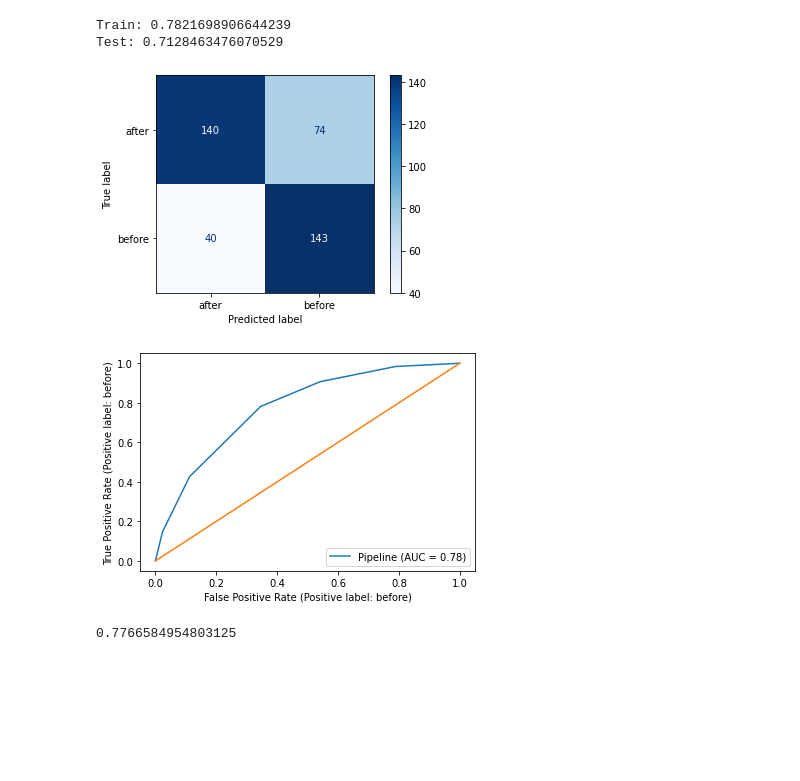
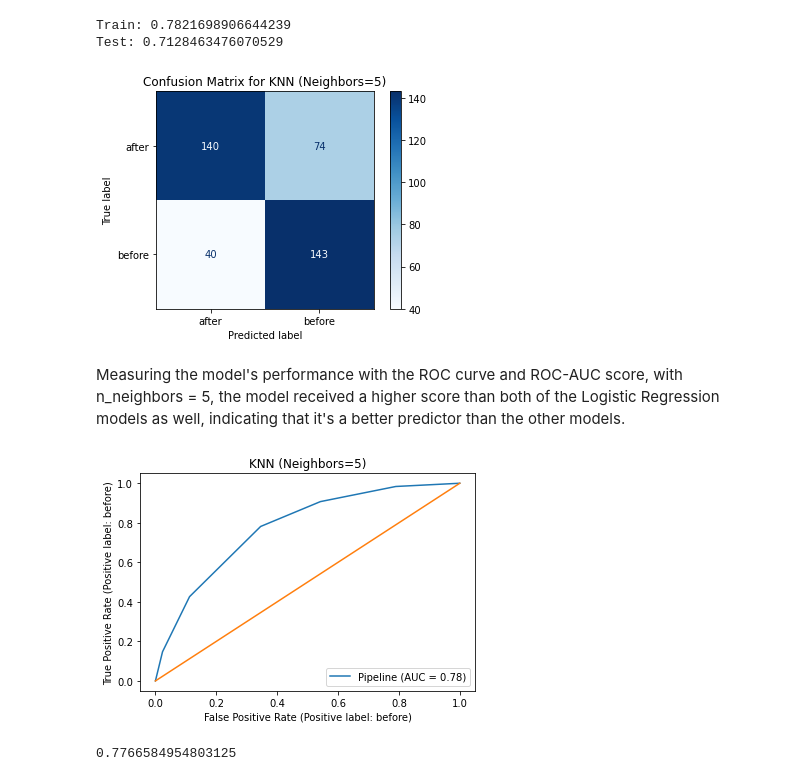
Before and after one commit to danielmberry/fortune-100-company-press-release-language-analysis, a Jupyter notebook: code/07-NLP-modeling.ipynb, the cells around one changed output. Drawn from its saved outputs; the diff is of its cells as text; code cells hidden in the pictures; blank space fills up the shorter version.

```diff
--- a/code/07-NLP-modeling.ipynb
+++ b/code/07-NLP-modeling.ipynb
@@ -57,14 +73,12 @@ Name: label, dtype: float64
 # %%
-# https://python.plainenglish.io/text-classification-using-python-spacy-7a414abcc83a
-
-# Load English tokenizer, tagger, parser, NER and word vectors
 # Create list of punctuation marks
 punctuations = string.punctuation
 
 # Create list of stopwords
+stop_words = STOP_WORDS
+
+# Create the parser
 nlp = spacy.load('en_core_web_sm')
-stop_words = spacy.lang.en.stop_words.STOP_WORDS
-
 
 # Creating our tokenizer function
 def spacy_tokenizer(text):
@@ -87,8 +101,8 @@ def spacy_tokenizer(text):
     # return preprocessed list of tokens
     return mytokens
 
+
 # Custom transformer using spaCy
-
 class predictors(TransformerMixin):
 
     def transform(self, X, **transform_params):
@@ -108,6 +128,7 @@ class predictors(TransformerMixin):
 # %%
 tfidf = TfidfVectorizer(tokenizer=spacy_tokenizer,
                         strip_accents='unicode',
+                        stop_words=stop_words,
                         max_features=4000,
                         max_df=.8,
                         min_df=.2,
@@ -258,16 +260,22 @@ Train: 0.7821698906644239
 Test: 0.7128463476070529
 # %%
 metrics.plot_confusion_matrix(pipen5, X_test, y_test, cmap='Blues',
-                              values_format='d');
+                              values_format='d')
+plt.title('Confusion Matrix for KNN (Neighbors=5)')
+plt.savefig('../assets/knn5_confusion_matrix.png')
 # %% [output]
-[figure, old version]
+[figure, new version]
+# %% [markdown]
+Measuring the model's performance with the ROC curve and ROC-AUC score, with n_neighbors = 5, the model received a higher score than both of the Logistic Regression models as well, indicating that it's a better predictor than the other models.
 # %%
 # ROC curve
 metrics.plot_roc_curve(pipen5, X_test, y_test)
 # add worst case scenario line
-plt.plot([0, 1], [0, 1]);
+plt.plot([0, 1], [0, 1])
+plt.title('KNN (Neighbors=5)')
+# plt.savefig('../assets/knn5_roc_curve.png')
 # %% [output]
-[figure, old version]
+[figure, new version]
 # %%
 metrics.roc_auc_score(y_test, pipen5.predict_proba(X_test)[:,1])
 # %% [output]
```
Also changed, not shown: parts of 25 cells of this notebook.
